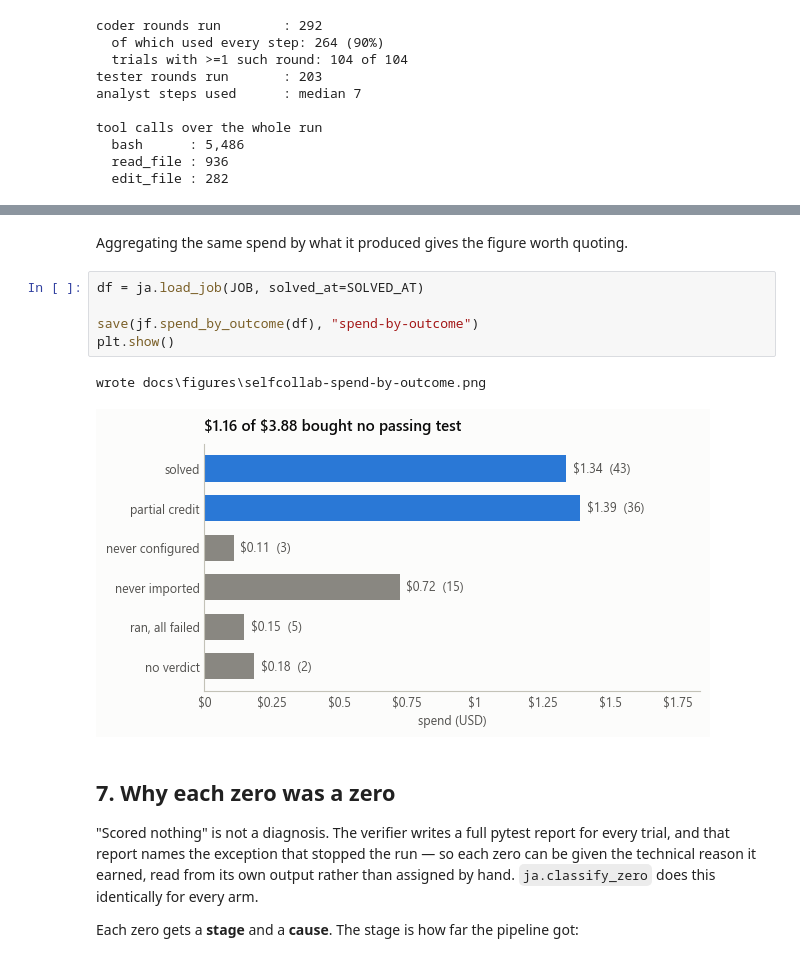
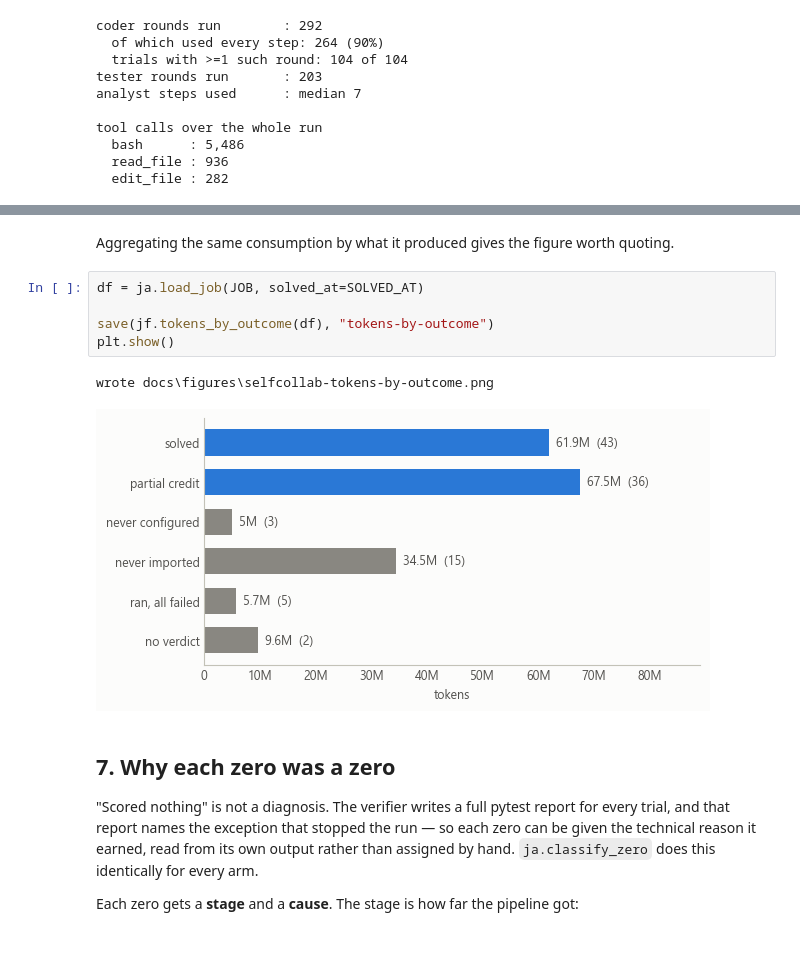
Before and after one commit to Tim-Dietrich/EvaluationPlatform, a Jupyter notebook: notebooks/nl2repobench-self-collaboration-run.ipynb, the cells around one changed output, grey strips where cells are left out. Saved outputs shown, nothing was run; the diff lists cells and outputs as text.

```diff
--- a/notebooks/nl2repobench-self-collaboration-run.ipynb
+++ b/notebooks/nl2repobench-self-collaboration-run.ipynb
@@ -351,13 +353,13 @@ tokens over the whole run
 # %% [markdown]
-Aggregating the same spend by what it produced gives the figure worth quoting.
+Aggregating the same consumption by what it produced gives the figure worth quoting.
 # %%
 df = ja.load_job(JOB, solved_at=SOLVED_AT)
 
-save(jf.spend_by_outcome(df), "spend-by-outcome")
+save(jf.tokens_by_outcome(df), "tokens-by-outcome")
 plt.show()
 # %% [output]
-wrote docs\figures\selfcollab-spend-by-outcome.png
+wrote docs\figures\selfcollab-tokens-by-outcome.png
-[figure, old version]
+[figure, new version]
 # %% [markdown]
 ## 7. Why each zero was a zero
 
```
Also changed, not shown: parts of 10 cells of this notebook, 6 other files.
